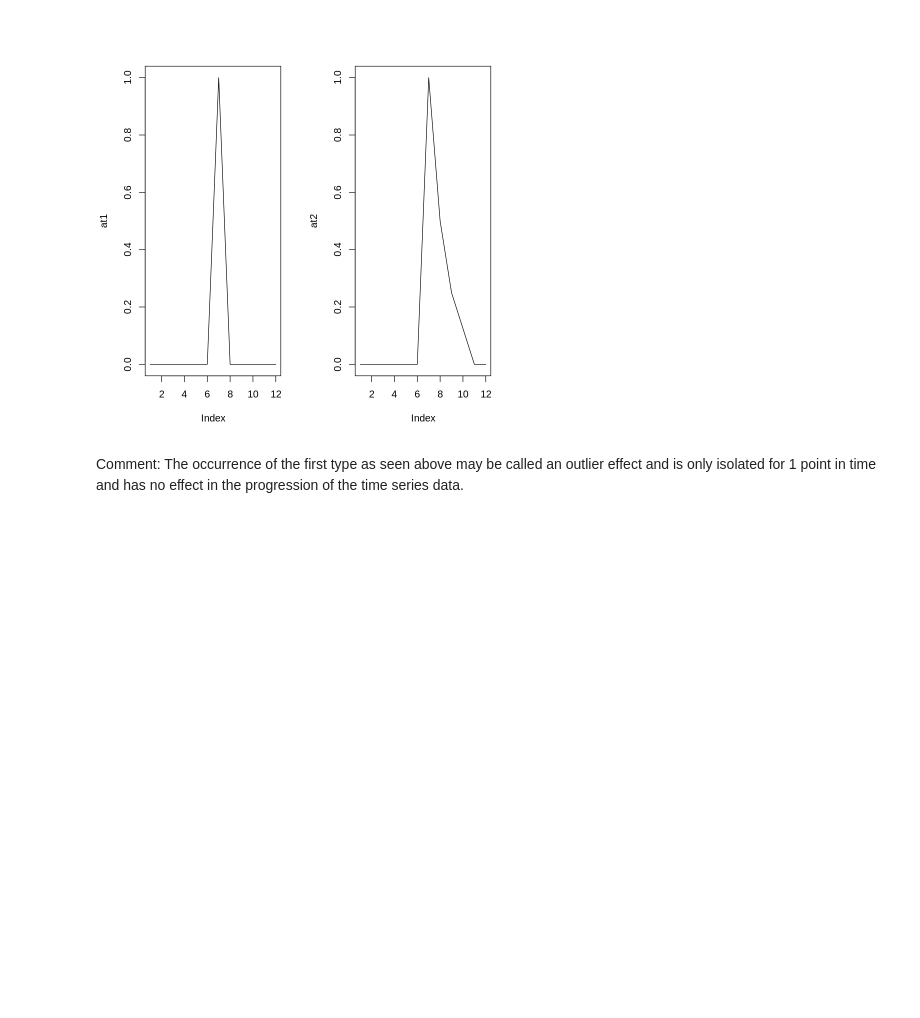
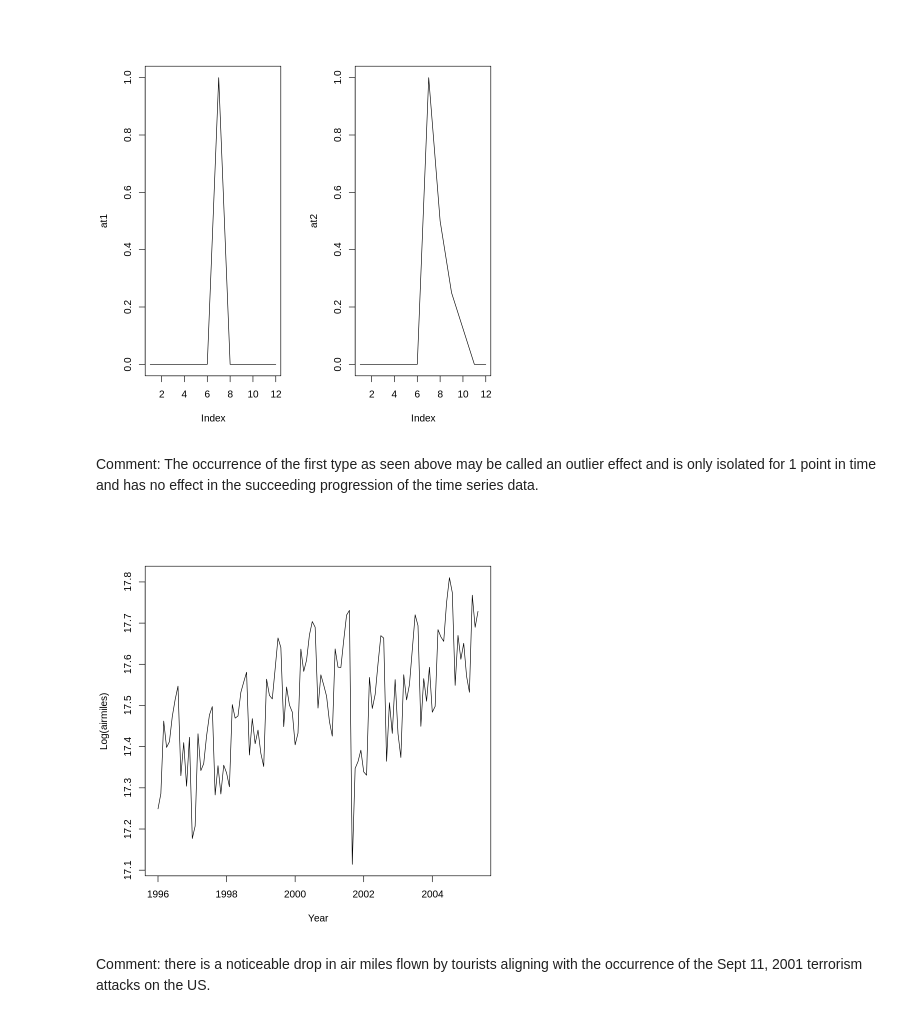
Before and after one commit to pacayton/Stat_268_Advanced_Time_Series_Analysis, a Jupyter notebook: Stat_268_Week2_Intervention_Analysis.ipynb, the cells around one changed output. Saved outputs shown, nothing was run; the diff lists cells and outputs as text; code cells hidden in the pictures; blank space fills up the shorter version.

```diff
--- a/Stat_268_Week2_Intervention_Analysis.ipynb
+++ b/Stat_268_Week2_Intervention_Analysis.ipynb
@@ -69,5 +75,14 @@ plot(at2, type="l")
 # %% [output]
 [figure]
 # %% [markdown]
-Comment: The occurrence of the first type as seen above may be called an outlier effect and is only isolated for 1 point in time and has no effect in the progression of the time series data.
+Comment: The occurrence of the first type as seen above may be called an outlier effect and is only isolated for 1 point in time and has no effect in the succeeding progression of the time series data.
+# %%
+## Data Example, Monthly U.S. Airline Miles: January 1996 through May 2005 (TSAAR)
+
+data(airmiles)
+plot(log(airmiles),ylab='Log(airmiles)',xlab='Year')
+# %% [output]
+[figure, added]
+# %% [markdown]
+Comment: there is a noticeable drop  in air miles flown by tourists aligning with the occurrence of the Sept 11, 2001 terrorism attacks on the US.
 # %% [markdown]
```
Also changed, not shown: parts of 3 cells of this notebook.
